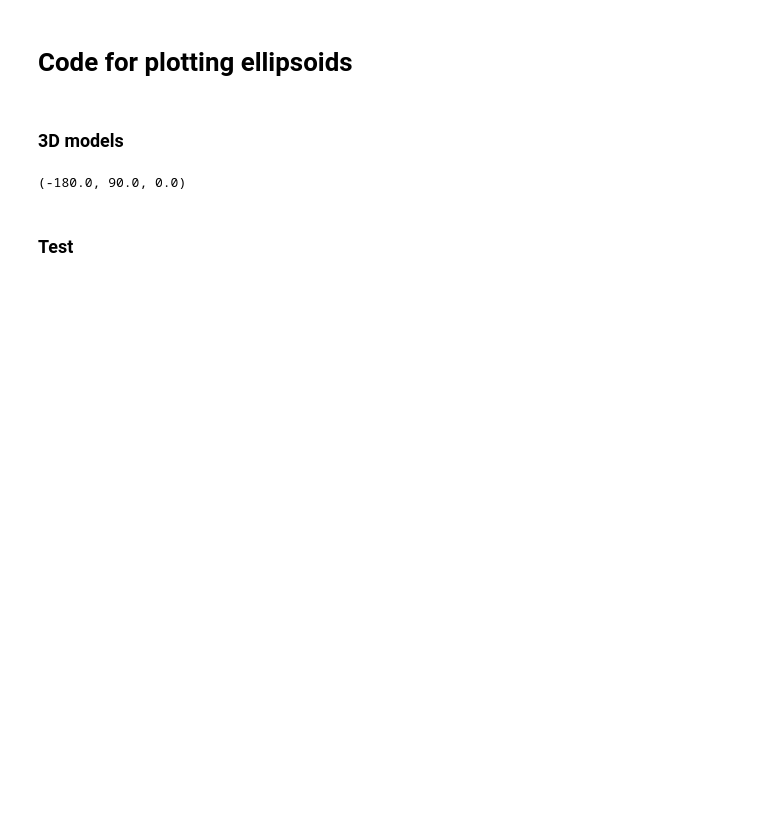
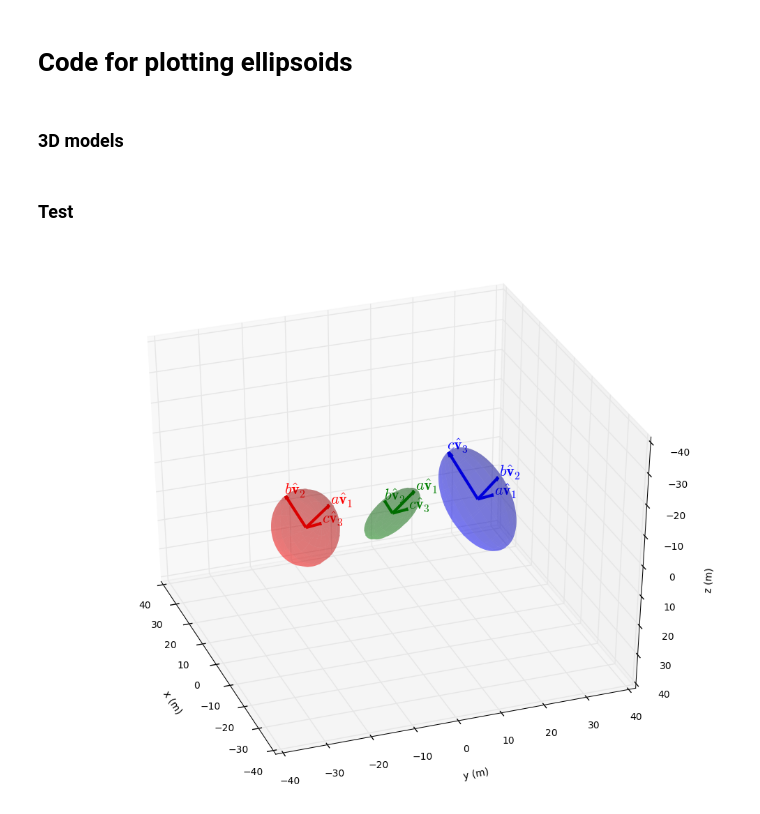
Before and after one commit to pinga-lab/magnetic-ellipsoid, a Jupyter notebook: code/plot_ellipsoids.ipynb, the cells around one changed output. Saved outputs shown, nothing was run; the diff lists cells and outputs as text; code cells hidden in the pictures; blank space fills up the shorter version.

Commit message:
separate the functions draw_ellipsoid and draw_axes

```diff
--- a/code/plot_ellipsoids.ipynb
+++ b/code/plot_ellipsoids.ipynb
@@ -12,47 +12,39 @@ import plot_functions as pfun
 ### 3D models
 # %%
 # orientation angles (in degrees)
-strike = 0
-dip = 0
-rake = 180
+strike = 34
+dip = 60
+rake = 10
-# %%
-alpha, gamma, delta = mesher._auxiliary_angles(strike, dip, rake)
-
-np.rad2deg(alpha), np.rad2deg(gamma), np.rad2deg(delta)
-# %% [output]
-(-180.0, 90.0, 0.0)
 # %%
-oblate = mesher.OblateEllipsoid(0, 0, 0, 4, 15, strike, dip, rake)
-prolate = mesher.ProlateEllipsoid(0, 20, 0, 15, 4, strike, dip, rake)
-triaxial = mesher.TriaxialEllipsoid(0, 40, 0, 15.1, 15, 4, strike, dip, rake)
+triaxial = mesher.TriaxialEllipsoid(0, -20, 0, 15, 10, 4, strike, dip, rake)
+prolate = mesher.ProlateEllipsoid(0, 0, 0, 15, 4, strike, dip, rake)
+oblate = mesher.OblateEllipsoid(0, 20, 0, 4, 15, strike, dip, rake)
 # %% [markdown]
 ### Test
 # %%
 plt.close('all')
 fig = plt.figure(figsize=(10,8))
 ax = fig.gca(projection='3d')
 
-pfun.limits(ax, -15, 15, -15, 15, -15, 15)
+pfun.limits(ax, -40, 40, -40, 40, -40, 40)
 
-# Triaxial and prolate ellipsoids
-R = pfun.rotation_matrix_custom(0, 0, 0)
-pfun.draw_axes(ax, R, 15, 10, 5, 0, 0, 0, axes_color='k')
+pfun.draw_axes(ax, triaxial, axes_color='r')
+pfun.draw_ellipsoid(ax, triaxial, 'r', 0.3)
 
-# Oblate ellipsoids (need two extra rotations around axes 3 and 2)
-R = pfun.rotation_matrix_custom(0, 0, 90)
-pfun.draw_axes(ax, R, 5, 13, 13, 0, 0, 0, axes_color='r')
-R = pfun.rotation_matrix_custom(0, 90, 90)
-pfun.draw_axes(ax, R, 15, 10, 5, 0, 0, 0, axes_color='g')
+pfun.draw_axes(ax, prolate, axes_color='g')
+pfun.draw_ellipsoid(ax, prolate, 'g', 0.3)
 
-#R = pfun.rotation_matrix_custom(45, 30, 50)
-#pfun.draw_axes(ax, R, 15, 10, 5, 0, 0, 0, axes_color='b')
+pfun.draw_axes(ax, oblate, axes_color='b')
+pfun.draw_ellipsoid(ax, oblate, 'b', 0.3)
 
 ax.set_xlabel('x (m)')
 ax.set_ylabel('y (m)')
 ax.set_zlabel('z (m)')
 
 ax.view_init(215, 20)
 
-plt.tight_layout(True)
+plt.tight_layout()
 
 plt.show()
+# %% [output]
+[figure, added]
```
Also changed, not shown: parts of 1 cell of this notebook, 1 other file.
